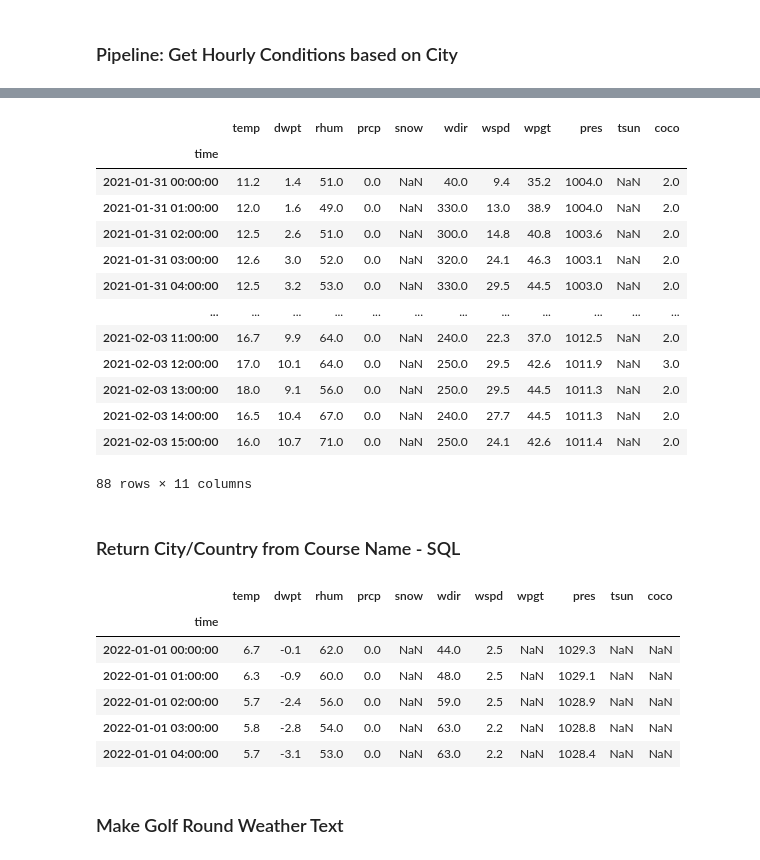
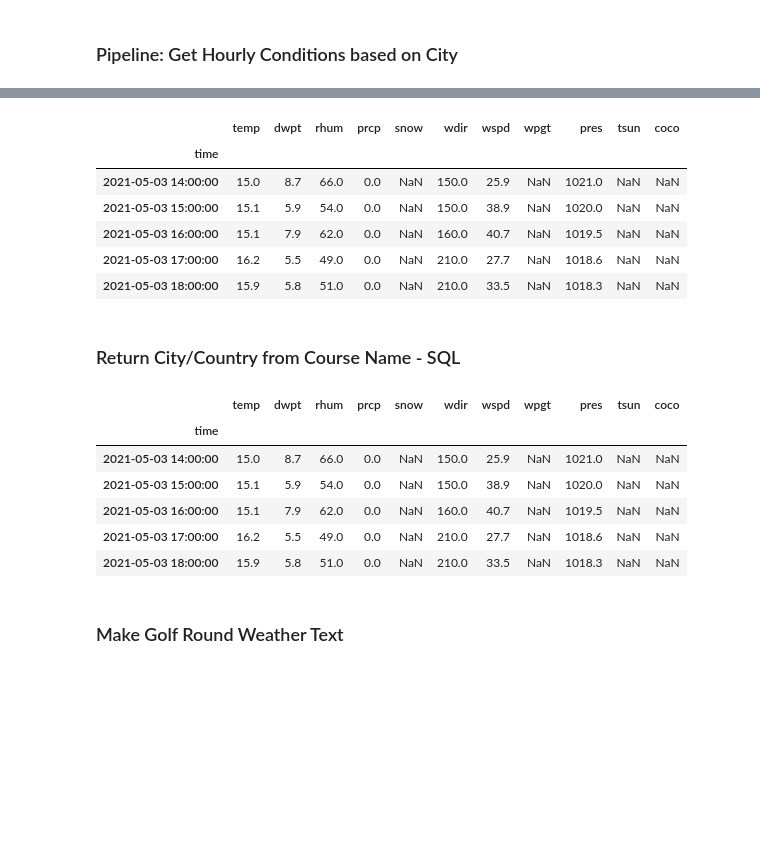
Before and after one commit to JaumeClave/masters, a Jupyter notebook: notebooks/05_meteostat.ipynb, the cells around one changed output, grey strips where cells are left out. Drawn from its saved outputs; the diff is of its cells as text; code cells hidden in the pictures; blank space fills up the shorter version.

```diff
--- a/notebooks/05_meteostat.ipynb
+++ b/notebooks/05_meteostat.ipynb
@@ -256,8 +256,8 @@ def make_pipeline_city_historical_hourly_weather_df(city, country, start, end):
             break
     return data
 # %%
-start = datetime(2021, 1, 31)
-end = datetime(2021, 2, 3, 15)
+start = datetime(2021, 5, 3, 14)
+end = datetime(2021, 5, 3, 18)
 
-make_pipeline_city_historical_hourly_weather_df("Barcelona", "Spain", start, end)
+make_pipeline_city_historical_hourly_weather_df("Peralada", "Spain", start, end)
 # %% [output]
@@ -265,17 +264,10 @@ Warning: Cannot load hourly/2021/08180.csv.gz from https://bulk.meteostat.net/v2
 |  | temp | dwpt | rhum | prcp | snow | wdir | wspd | wpgt | pres | tsun | coco |
 | time |  |  |  |  |  |  |  |  |  |  |  |
-| 2021-01-31 00:00:00 | 11.2 | 1.4 | 51.0 | 0.0 | NaN | 40.0 | 9.4 | 35.2 | 1004.0 | NaN | 2.0 |
-| 2021-01-31 01:00:00 | 12.0 | 1.6 | 49.0 | 0.0 | NaN | 330.0 | 13.0 | 38.9 | 1004.0 | NaN | 2.0 |
-| 2021-01-31 02:00:00 | 12.5 | 2.6 | 51.0 | 0.0 | NaN | 300.0 | 14.8 | 40.8 | 1003.6 | NaN | 2.0 |
-| 2021-01-31 03:00:00 | 12.6 | 3.0 | 52.0 | 0.0 | NaN | 320.0 | 24.1 | 46.3 | 1003.1 | NaN | 2.0 |
-| 2021-01-31 04:00:00 | 12.5 | 3.2 | 53.0 | 0.0 | NaN | 330.0 | 29.5 | 44.5 | 1003.0 | NaN | 2.0 |
-| ... | ... | ... | ... | ... | ... | ... | ... | ... | ... | ... | ... |
-| 2021-02-03 11:00:00 | 16.7 | 9.9 | 64.0 | 0.0 | NaN | 240.0 | 22.3 | 37.0 | 1012.5 | NaN | 2.0 |
-| 2021-02-03 12:00:00 | 17.0 | 10.1 | 64.0 | 0.0 | NaN | 250.0 | 29.5 | 42.6 | 1011.9 | NaN | 3.0 |
-| 2021-02-03 13:00:00 | 18.0 | 9.1 | 56.0 | 0.0 | NaN | 250.0 | 29.5 | 44.5 | 1011.3 | NaN | 2.0 |
-| 2021-02-03 14:00:00 | 16.5 | 10.4 | 67.0 | 0.0 | NaN | 240.0 | 27.7 | 44.5 | 1011.3 | NaN | 2.0 |
-| 2021-02-03 15:00:00 | 16.0 | 10.7 | 71.0 | 0.0 | NaN | 250.0 | 24.1 | 42.6 | 1011.4 | NaN | 2.0 |
+| 2021-05-03 14:00:00 | 15.0 | 8.7 | 66.0 | 0.0 | NaN | 150.0 | 25.9 | NaN | 1021.0 | NaN | NaN |
+| 2021-05-03 15:00:00 | 15.1 | 5.9 | 54.0 | 0.0 | NaN | 150.0 | 38.9 | NaN | 1020.0 | NaN | NaN |
+| 2021-05-03 16:00:00 | 15.1 | 7.9 | 62.0 | 0.0 | NaN | 160.0 | 40.7 | NaN | 1019.5 | NaN | NaN |
+| 2021-05-03 17:00:00 | 16.2 | 5.5 | 49.0 | 0.0 | NaN | 210.0 | 27.7 | NaN | 1018.6 | NaN | NaN |
+| 2021-05-03 18:00:00 | 15.9 | 5.8 | 51.0 | 0.0 | NaN | 210.0 | 33.5 | NaN | 1018.3 | NaN | NaN |
-88 rows × 11 columns
 # %% [markdown]
 ### Return City/Country from Course Name - SQL
 # %%
@@ -339,22 +331,22 @@ USER = "postgres"
 PASSWORD = "Barca2011"
 DATABASE = "golf_dashboard_db"
 
-start = datetime(2022, 1, 1, 0)
-end = datetime(2022, 1, 1, 5)
+start = datetime(2021, 5, 3, 14)
+end = datetime(2021, 5, 3, 19)
 
 con, cursor = connect_to_postgres_database(USER, PASSWORD, DATABASE, host="127.0.0.1",
                                            port="5432")
-city, country = get_city_country_from_course_id(14)
-data = make_pipeline_city_historical_hourly_weather_df(city, country, start, end)
+# city, country = get_city_country_from_course_id(14)
+data = make_pipeline_city_historical_hourly_weather_df("Peralada", "Spain", start, end)
 data.head()
 # %% [output]
 |  | temp | dwpt | rhum | prcp | snow | wdir | wspd | wpgt | pres | tsun | coco |
 | time |  |  |  |  |  |  |  |  |  |  |  |
-| 2022-01-01 00:00:00 | 6.7 | -0.1 | 62.0 | 0.0 | NaN | 44.0 | 2.5 | NaN | 1029.3 | NaN | NaN |
-| 2022-01-01 01:00:00 | 6.3 | -0.9 | 60.0 | 0.0 | NaN | 48.0 | 2.5 | NaN | 1029.1 | NaN | NaN |
-| 2022-01-01 02:00:00 | 5.7 | -2.4 | 56.0 | 0.0 | NaN | 59.0 | 2.5 | NaN | 1028.9 | NaN | NaN |
-| 2022-01-01 03:00:00 | 5.8 | -2.8 | 54.0 | 0.0 | NaN | 63.0 | 2.2 | NaN | 1028.8 | NaN | NaN |
-| 2022-01-01 04:00:00 | 5.7 | -3.1 | 53.0 | 0.0 | NaN | 63.0 | 2.2 | NaN | 1028.4 | NaN | NaN |
+| 2021-05-03 14:00:00 | 15.0 | 8.7 | 66.0 | 0.0 | NaN | 150.0 | 25.9 | NaN | 1021.0 | NaN | NaN |
+| 2021-05-03 15:00:00 | 15.1 | 5.9 | 54.0 | 0.0 | NaN | 150.0 | 38.9 | NaN | 1020.0 | NaN | NaN |
+| 2021-05-03 16:00:00 | 15.1 | 7.9 | 62.0 | 0.0 | NaN | 160.0 | 40.7 | NaN | 1019.5 | NaN | NaN |
+| 2021-05-03 17:00:00 | 16.2 | 5.5 | 49.0 | 0.0 | NaN | 210.0 | 27.7 | NaN | 1018.6 | NaN | NaN |
+| 2021-05-03 18:00:00 | 15.9 | 5.8 | 51.0 | 0.0 | NaN | 210.0 | 33.5 | NaN | 1018.3 | NaN | NaN |
 # %% [markdown]
 ### Make Golf Round Weather Text
 # %%
```
Also changed, not shown: parts of 4 cells of this notebook, 6 other files.
